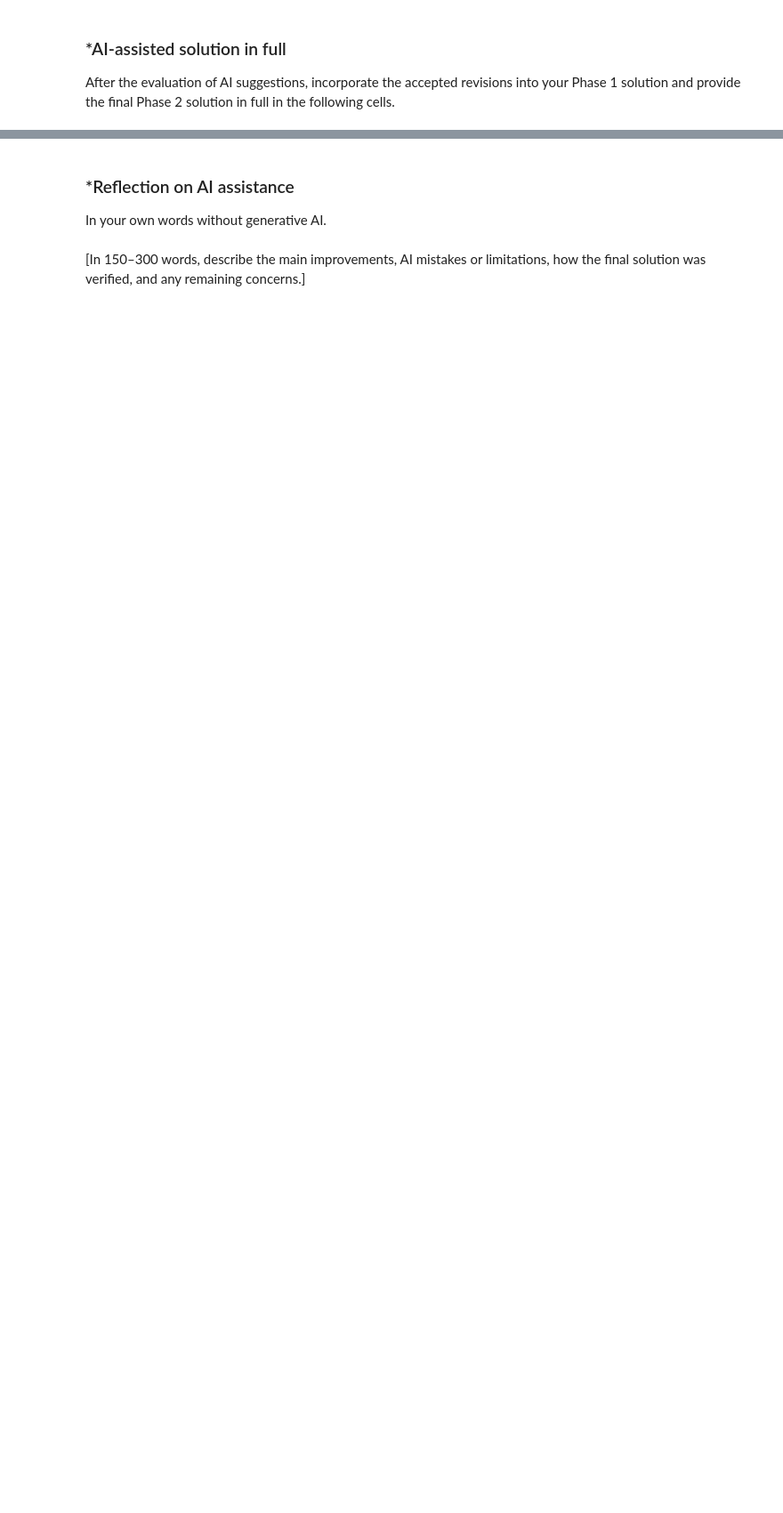
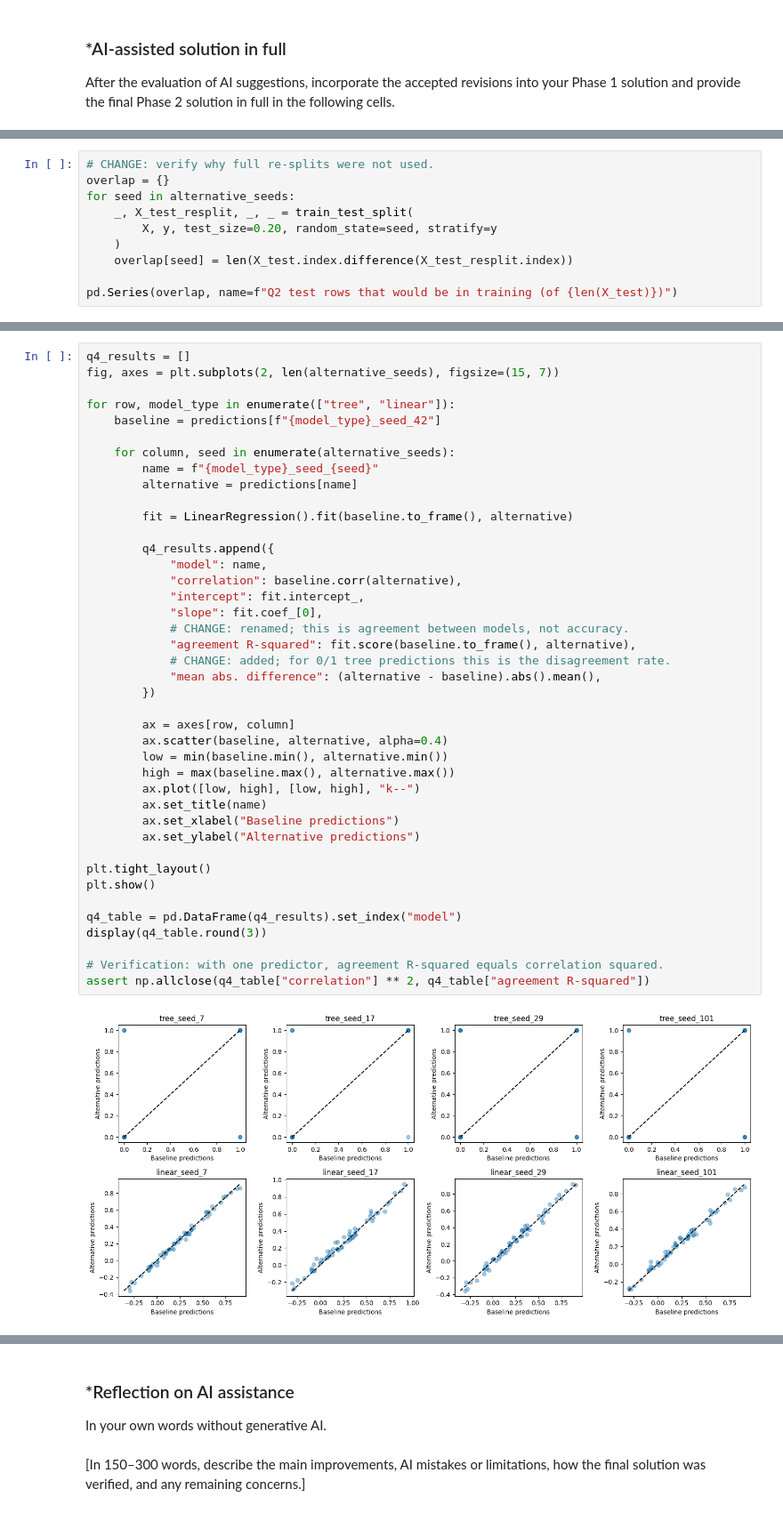
Before and after one commit to spbromberg/L03-tree-stability, a Jupyter notebook: notebook.ipynb, the cells around one changed output, grey strips where cells are left out. Shown at 89% size. Saved outputs shown, nothing was run; the diff lists cells and outputs as text; blank space fills up the shorter version.

```diff
--- a/notebook.ipynb
+++ b/notebook.ipynb
@@ -415,0 +599,10 @@ After the evaluation of AI suggestions, incorporate the accepted revisions into
+# %%
+# CHANGE: verify why full re-splits were not used.
+overlap = {}
+for seed in alternative_seeds:
+    _, X_test_resplit, _, _ = train_test_split(
+        X, y, test_size=0.20, random_state=seed, stratify=y
+    )
+    overlap[seed] = len(X_test.index.difference(X_test_resplit.index))
+
+pd.Series(overlap, name=f"Q2 test rows that would be in training (of {len(X_test)})")
@@ -415,0 +618,43 @@ After the evaluation of AI suggestions, incorporate the accepted revisions into
+# %%
+q4_results = []
+fig, axes = plt.subplots(2, len(alternative_seeds), figsize=(15, 7))
+
+for row, model_type in enumerate(["tree", "linear"]):
+    baseline = predictions[f"{model_type}_seed_42"]
+
+    for column, seed in enumerate(alternative_seeds):
+        name = f"{model_type}_seed_{seed}"
+        alternative = predictions[name]
+
+        fit = LinearRegression().fit(baseline.to_frame(), alternative)
+
+        q4_results.append({
+            "model": name,
+            "correlation": baseline.corr(alternative),
+            "intercept": fit.intercept_,
+            "slope": fit.coef_[0],
+            # CHANGE: renamed; this is agreement between models, not accuracy.
+            "agreement R-squared": fit.score(baseline.to_frame(), alternative),
+            # CHANGE: added; for 0/1 tree predictions this is the disagreement rate.
+            "mean abs. difference": (alternative - baseline).abs().mean(),
+        })
+
+        ax = axes[row, column]
+        ax.scatter(baseline, alternative, alpha=0.4)
+        low = min(baseline.min(), alternative.min())
+        high = max(baseline.max(), alternative.max())
+        ax.plot([low, high], [low, high], "k--")
+        ax.set_title(name)
+        ax.set_xlabel("Baseline predictions")
+        ax.set_ylabel("Alternative predictions")
+
+plt.tight_layout()
+plt.show()
+
+q4_table = pd.DataFrame(q4_results).set_index("model")
+display(q4_table.round(3))
+
+# Verification: with one predictor, agreement R-squared equals correlation squared.
+assert np.allclose(q4_table["correlation"] ** 2, q4_table["agreement R-squared"])
+# %% [output]
+[figure, added]
```
Also changed, not shown: parts of 25 cells of this notebook.
